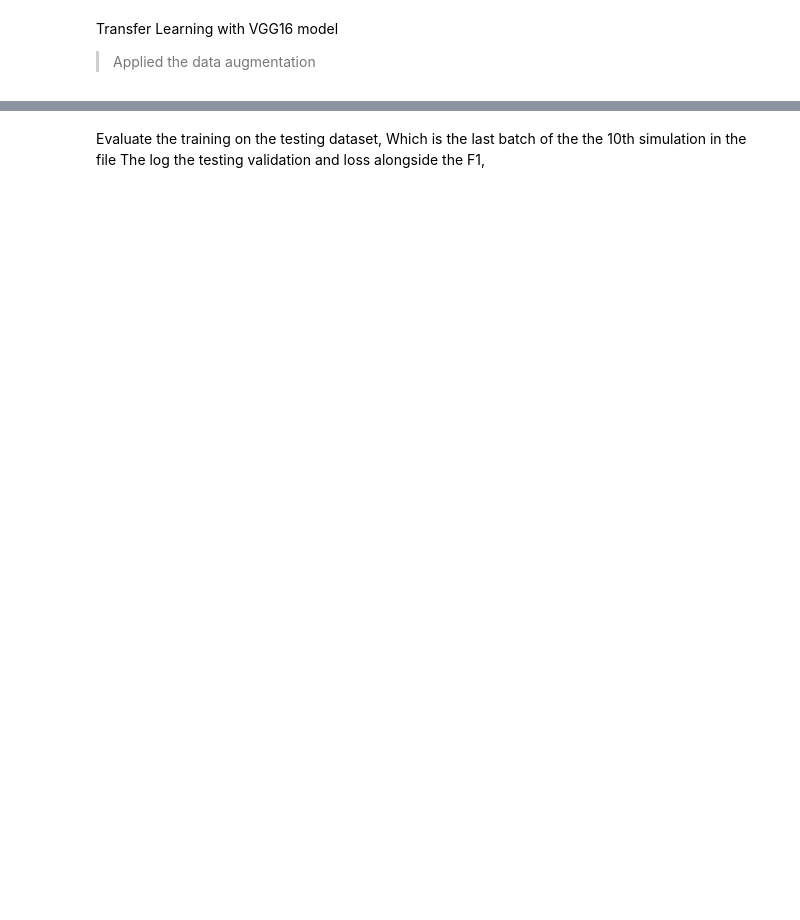
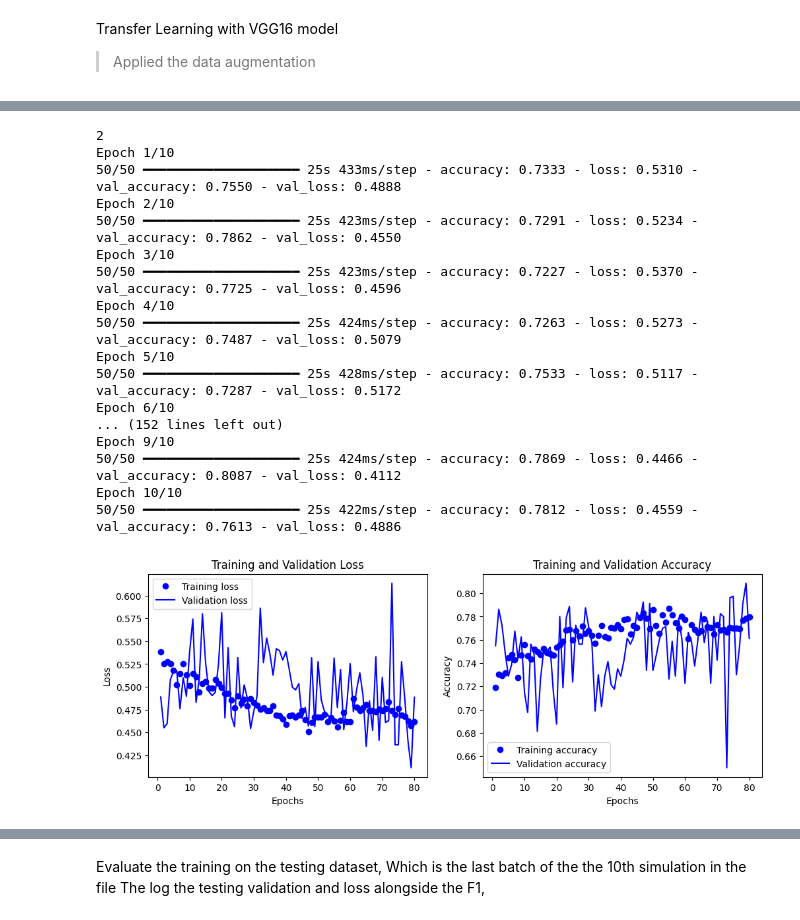
Before and after one commit to Djinho/EvoNet-CNN-Insight, a Jupyter notebook: model_training/Ancient_moderate/AM_VGG16.ipynb, the cells around one changed output, grey strips where cells are left out. Drawn from its saved outputs; the diff is of its cells as text; code cells hidden in the pictures; blank space fills up the shorter version.

```diff
--- a/model_training/Ancient_moderate/AM_VGG16.ipynb
+++ b/model_training/Ancient_moderate/AM_VGG16.ipynb
@@ -72,7 +81,7 @@ subprocess.call("bash ../../generate_dataset.sh params_Ancient_strong.txt".split
 
 path_sim = './'
 # %%
-file_sim = ImaFile(simulations_folder=path_sim + 'AS/Simulations1', nr_samples=198, model_name='Marth-3epoch-CEU');
+file_sim = ImaFile(simulations_folder=path_sim + 'AM/Simulations1', nr_samples=198, model_name='Marth-3epoch-CEU');
 # %% [markdown]
 Then, we populate an _ImaGene_ object by specifying the variable we want to estimate/predict (`selection_coeff_hetero`) and how many data points per class we wish to retain.
 As a quick example, we will use only 2000 data points per class.
@@ -150,2 +216,2 @@ model.summary()
 # %%
-score = model.fit(datagen.flow(X_train_rgb, y_train, batch_size=64),epochs=30, validation_data=(X_val_rgb, y_val))
+score = model.fit(datagen.flow(X_train_rgb, y_train, batch_size=64),epochs=10, validation_data=(X_val_rgb, y_val))
@@ -152,5 +239,5 @@ score = model.fit(datagen.flow(X_train_rgb, y_train, batch_size=64),epochs=30, v
 # %%
-net_LCT = ImaNet(name='BaseModel_FineTuned_D128')
+net_LCT = ImaNet(name='AM_VGG16')
 # %%
 net_LCT.update_scores(score);
 # %%
@@ -167,7 +254,7 @@ while i < 10:
     print(i)
 
     # Create ImaFile object for the specified simulation folder and model
-    file_sim = ImaFile(simulations_folder=path_sim + 'AS/Simulations' + str(i), nr_samples=198, model_name='Marth-3epoch-CEU')
+    file_sim = ImaFile(simulations_folder=path_sim + 'AM/Simulations' + str(i), nr_samples=198, model_name='Marth-3epoch-CEU')
 
     # Read the simulation data
     gene_sim = file_sim.read_simulations(parameter_name='selection_coeff_hetero', max_nrepl=4000)
@@ -204,30 +291,49 @@ while i < 10:
 
     # Increment the index for the next iteration
     i += 1
 
 # Define the number of epochs for plotting
 epochs = range(1, len(all_scores['loss']) + 1)
 
 # Create a figure for plotting
 plt.figure(figsize=(12, 4))
 
 # Plot training and validation loss
 plt.subplot(1, 2, 1)
 plt.plot(epochs, all_scores['loss'], 'bo', label='Training loss')
 plt.plot(epochs, all_scores['val_loss'], 'b', label='Validation loss')
 plt.title('Training and Validation Loss')
 plt.xlabel('Epochs')
 plt.ylabel('Loss')
 plt.legend()
 
 # Plot training and validation accuracy
 plt.subplot(1, 2, 2)
 plt.plot(epochs, all_scores['accuracy'], 'bo', label='Training accuracy')
 plt.plot(epochs, all_scores['val_accuracy'], 'b', label='Validation accuracy')
 plt.title('Training and Validation Accuracy')
 plt.xlabel('Epochs')
 plt.ylabel('Accuracy')
 plt.legend()
 
 # Show the plots
 plt.show()
+# %% [output]
+2
+Epoch 1/10
+50/50 ━━━━━━━━━━━━━━━━━━━━ 25s 433ms/step - accuracy: 0.7333 - loss: 0.5310 - val_accuracy: 0.7550 - val_loss: 0.4888
+Epoch 2/10
+50/50 ━━━━━━━━━━━━━━━━━━━━ 25s 423ms/step - accuracy: 0.7291 - loss: 0.5234 - val_accuracy: 0.7862 - val_loss: 0.4550
+Epoch 3/10
+50/50 ━━━━━━━━━━━━━━━━━━━━ 25s 423ms/step - accuracy: 0.7227 - loss: 0.5370 - val_accuracy: 0.7725 - val_loss: 0.4596
+Epoch 4/10
+50/50 ━━━━━━━━━━━━━━━━━━━━ 25s 424ms/step - accuracy: 0.7263 - loss: 0.5273 - val_accuracy: 0.7487 - val_loss: 0.5079
+Epoch 5/10
+50/50 ━━━━━━━━━━━━━━━━━━━━ 25s 428ms/step - accuracy: 0.7533 - loss: 0.5117 - val_accuracy: 0.7287 - val_loss: 0.5172
+Epoch 6/10
+... (152 lines left out)
+Epoch 9/10
+50/50 ━━━━━━━━━━━━━━━━━━━━ 25s 424ms/step - accuracy: 0.7869 - loss: 0.4466 - val_accuracy: 0.8087 - val_loss: 0.4112
+Epoch 10/10
+50/50 ━━━━━━━━━━━━━━━━━━━━ 25s 422ms/step - accuracy: 0.7812 - loss: 0.4559 - val_accuracy: 0.7613 - val_loss: 0.4886
+[figure, added]
```
Also changed, not shown: parts of 16 cells of this notebook.
